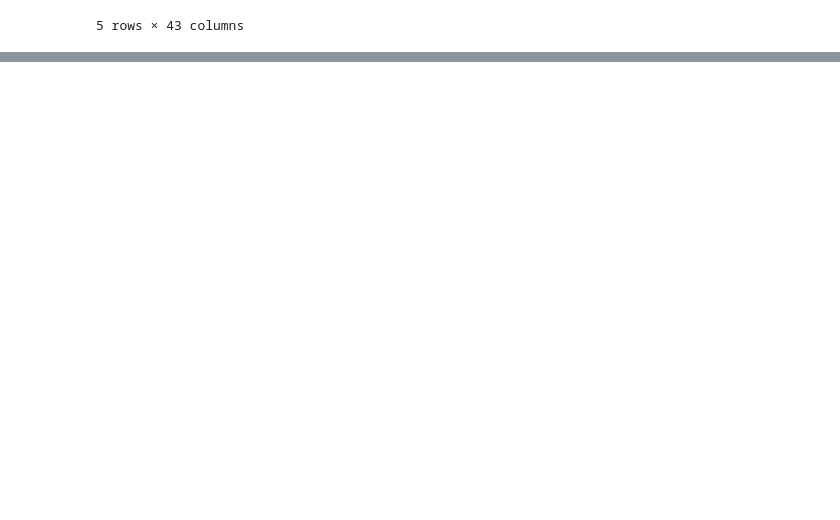
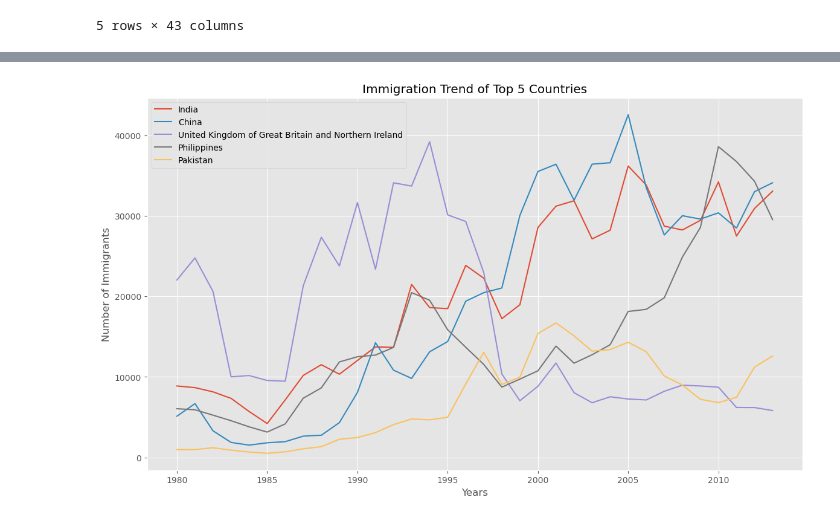
Before and after one commit to DharmayudaFebrianto/Hacktiv8_Batch5, a Jupyter notebook: Basic Python/Week7_Basic_Visualization.ipynb, the cells around one changed output, grey strips where cells are left out. Saved outputs shown, nothing was run; the diff lists cells and outputs as text; code cells hidden in the pictures; blank space fills up the shorter version.

```diff
--- a/Basic Python/Week7_Basic_Visualization.ipynb
+++ b/Basic Python/Week7_Basic_Visualization.ipynb
@@ -41,0 +211,3 @@ df_can.head()
+# %%
+# optional: to remove the name of the index
+df_can.index.name = None
@@ -41,0 +273,3 @@ df_can.head()
+# %%
+df_can.columns = list(map(str, df_can.columns))
+# [print (type(x)) for x in df_can.columns.values] #<-- uncomment to check type of column headers
@@ -41,0 +278,4 @@ df_can.head()
+# %%
+# useful for plotting later on
+years = list(map(str, range(1980, 2014)))
+years
@@ -41,0 +404,3 @@ df_can.head()
+# %%
+print(plt.style.available)
+mpl.style.use(['ggplot']) # optional: for ggplot-like style
@@ -41,0 +536,18 @@ df_can.head()
+# %%
+df_can.sort_values(by='Total', ascending=False, axis=0, inplace=True)
+
+df_top5 = df_can.head(5)
+
+df_top5 = df_top5[years].transpose()
+
+df_top5.index = df_top5.index.map(int)
+
+df_top5.plot(kind='line', figsize=(14,8))
+
+plt.title('Immigration Trend of Top 5 Countries')
+plt.ylabel('Number of Immigrants')
+plt.xlabel('Years')
+
+plt.show()
+# %% [output]
+[figure, added]
```
Also changed, not shown: parts of 71 cells of this notebook.
